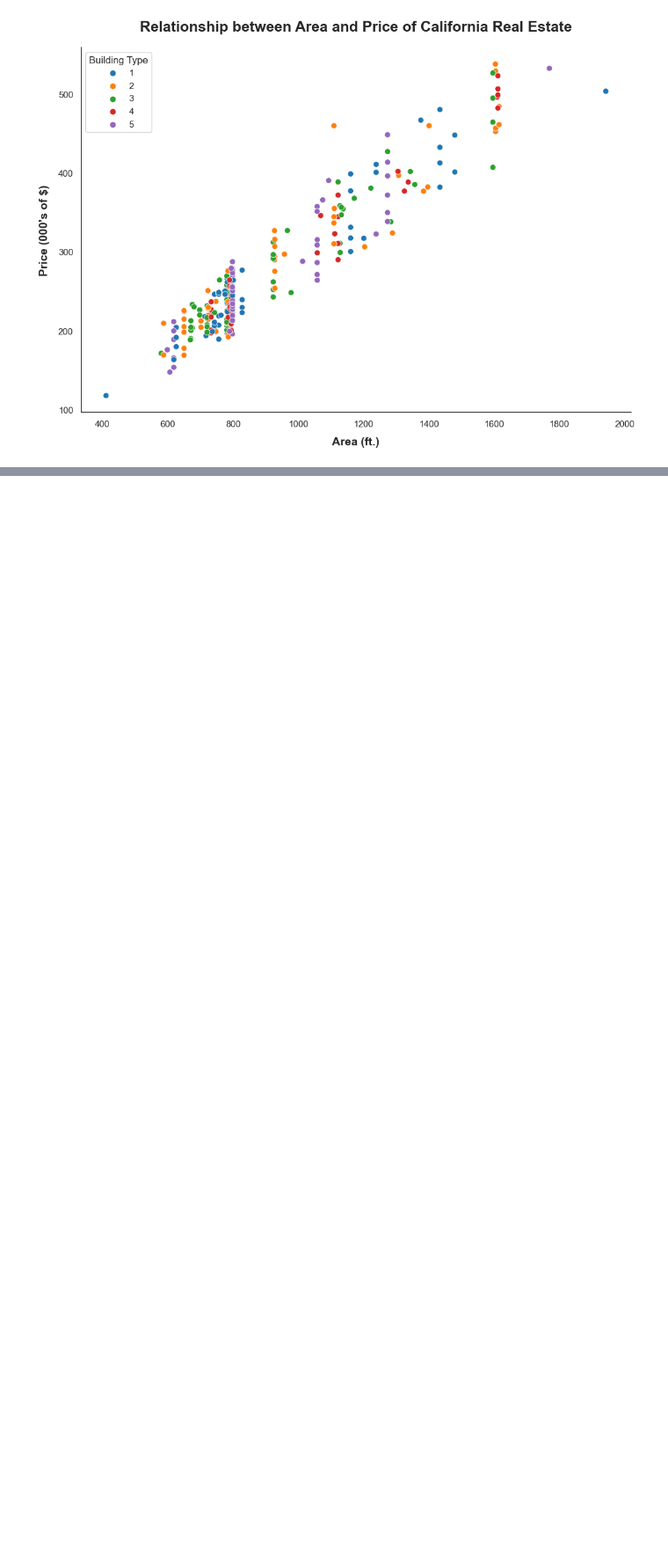
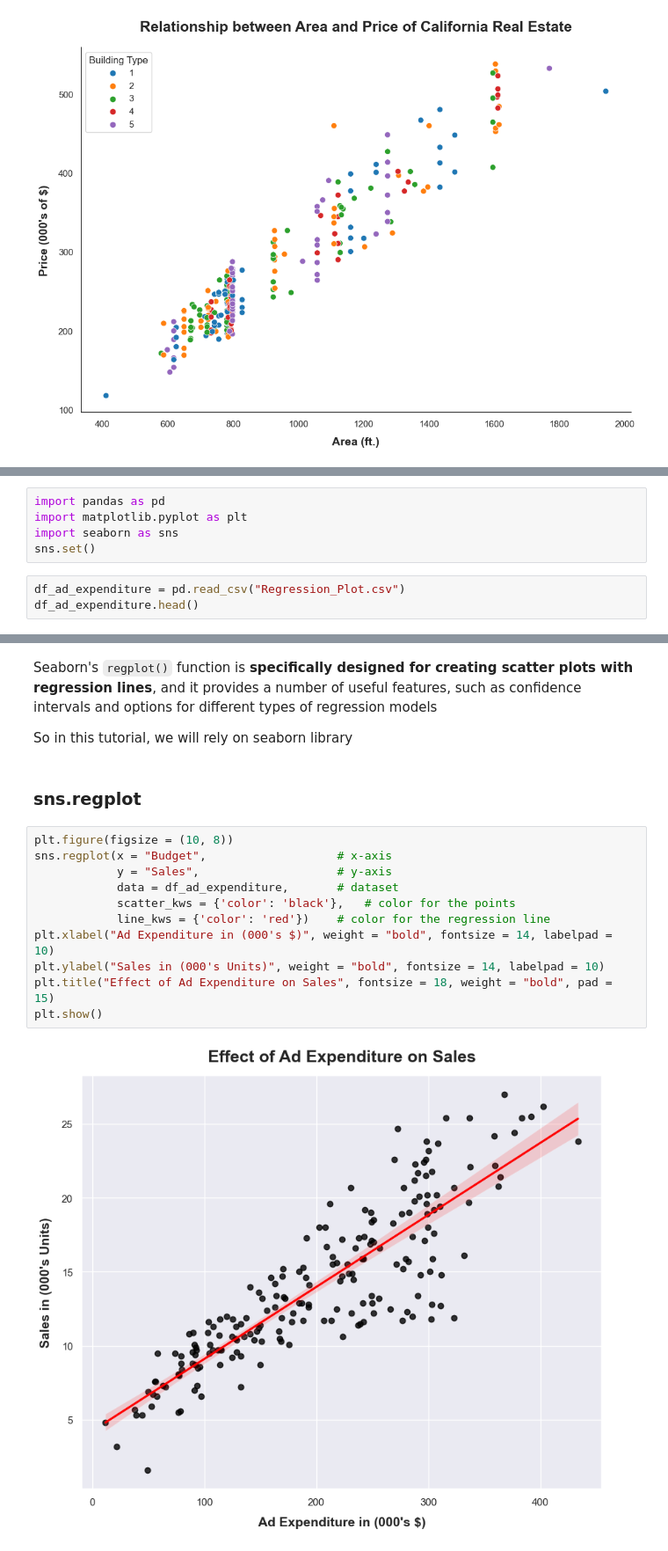
Before and after one commit to withraja/Data-Visualization-Tutorial, a Jupyter notebook: DataViz.ipynb, the cells around one changed output, grey strips where cells are left out. Shown at 88% size. Cells and saved outputs as stored; diff of their text form; blank space fills up the shorter version.

Commit message:
Regression Plot

```diff
--- a/DataViz.ipynb
+++ b/DataViz.ipynb
@@ -457,0 +459,8 @@ plt.show()
+# %%
+import pandas as pd
+import matplotlib.pyplot as plt
+import seaborn as sns
+sns.set()
+# %%
+df_ad_expenditure = pd.read_csv("Regression_Plot.csv")
+df_ad_expenditure.head()
@@ -457,0 +474,19 @@ plt.show()
+# %% [markdown]
+Seaborn's  `regplot()`  function is **specifically designed for creating scatter plots with regression lines**, and it provides a number of useful features, such as confidence intervals and options for different types of regression models
+
+So in this tutorial, we will rely on seaborn library
+# %% [markdown]
+### sns.**regplot**
+# %%
+plt.figure(figsize = (10, 8))
+sns.regplot(x = "Budget",                   # x-axis
+            y = "Sales",                    # y-axis
+            data = df_ad_expenditure,       # dataset
+            scatter_kws = {'color': 'black'},   # color for the points
+            line_kws = {'color': 'red'})    # color for the regression line
+plt.xlabel("Ad Expenditure in (000's $)", weight = "bold", fontsize = 14, labelpad = 10)
+plt.ylabel("Sales in (000's Units)", weight = "bold", fontsize = 14, labelpad = 10)
+plt.title("Effect of Ad Expenditure on Sales", fontsize = 18, weight = "bold", pad = 15)
+plt.show()
+# %% [output]
+[figure, added]
```
Also changed, not shown: parts of 13 cells of this notebook, 1 other file.
